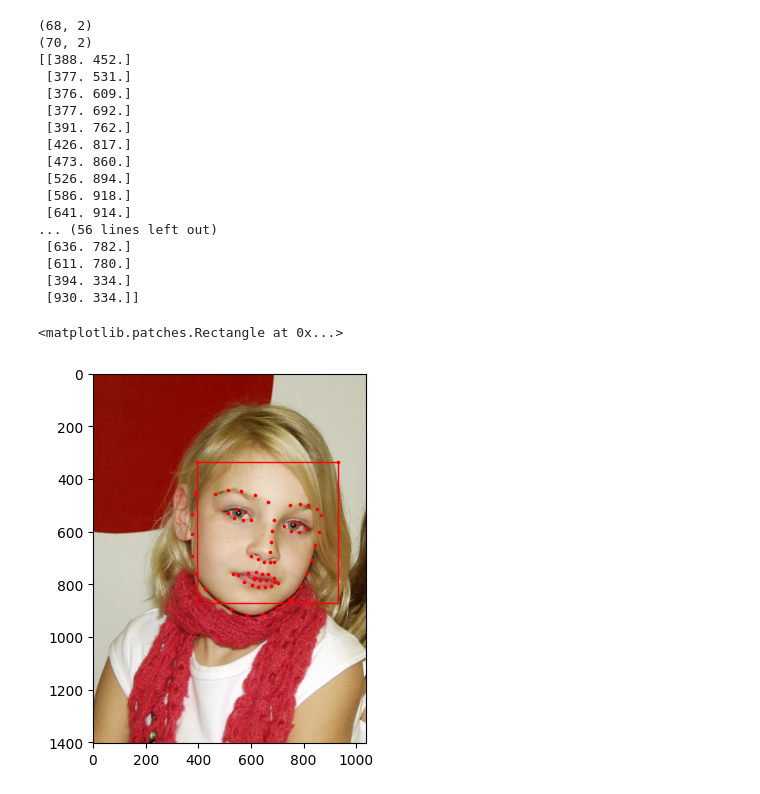
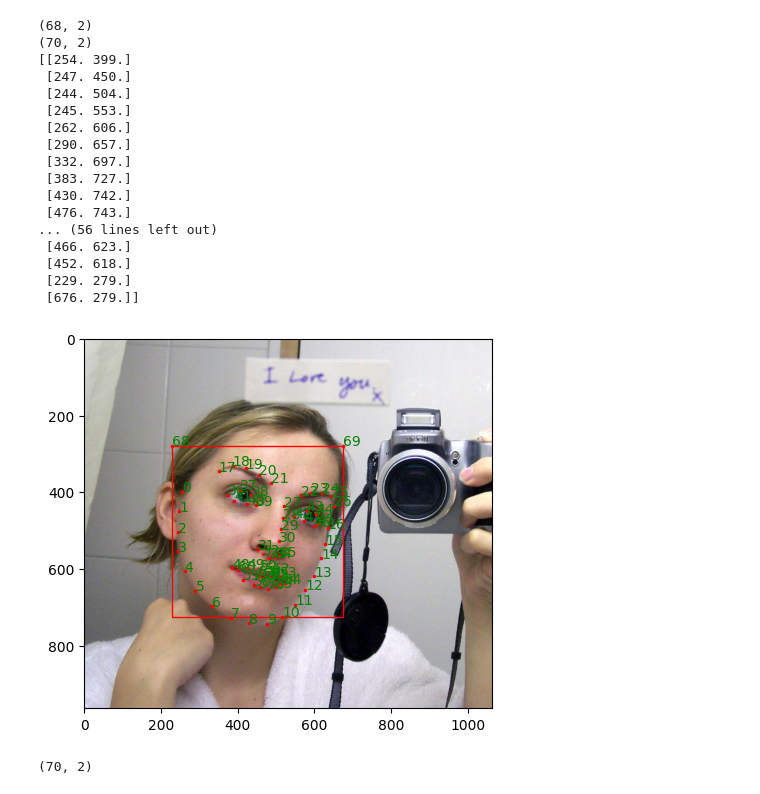
Before and after one commit to tiendzung/face_filter, a Jupyter notebook: notebooks/explore_app.ipynb, the cells around one changed output. Cells and saved outputs as stored; diff of their text form; code cells hidden in the pictures.

Commit message:
feat: add  3D face filter

```diff
--- a/notebooks/explore_app.ipynb
+++ b/notebooks/explore_app.ipynb
@@ -12,6 +14,8 @@ xml_path = os.path.join(datadir, 'labels_ibug_300W.xml')
 root = ET.parse(xml_path).getroot()
 images = root.find('images')
 # %%
-img_name = 'helen/testset/307494478_1.jpg'
+# img_name = 'ibug/image_003_1.jpg'
+# img_name = 'helen/testset/307494478_1.jpg'
+img_name = 'helen/testset/313914487_1.jpg'
 landmark = []
 bbox = []
@@ -31,34 +40,37 @@ for k, v in bbox.items():
 
 print(landmark.shape)
 landmark = np.append(landmark, [[bbox['left'], bbox['top']]], axis = 0)
-landmark = np.append(landmark, [[bbox['left'] + bbox['width'], bbox['top'] ]], axis = 0)
+landmark = np.append(landmark, [[bbox['left'] + bbox['width'], bbox['top']]], axis = 0)
+# landmark = np.append(landmark, [[bbox['left'] + bbox['width'], bbox['top'] + landmark[0][1] - landmark[68][1] ]], axis = 0)
 print(landmark.shape)
 print(landmark)
 # %% [output]
 (68, 2)
 (70, 2)
-[[388. 452.]
- [377. 531.]
- [376. 609.]
- [377. 692.]
- [391. 762.]
- [426. 817.]
- [473. 860.]
- [526. 894.]
- [586. 918.]
- [641. 914.]
+[[254. 399.]
+ [247. 450.]
+ [244. 504.]
+ [245. 553.]
+ [262. 606.]
+ [290. 657.]
+ [332. 697.]
+ [383. 727.]
+ [430. 742.]
+ [476. 743.]
 ... (56 lines left out)
- [636. 782.]
- [611. 780.]
- [394. 334.]
- [930. 334.]]
+ [466. 623.]
+ [452. 618.]
+ [229. 279.]
+ [676. 279.]]
 # %%
 img = cv2.imread(os.path.join(datadir, img_name))
+img = img.astype(np.float32)/255.
 img = cv2.cvtColor(img, cv2.COLOR_BGR2RGB)
 plt.imshow(img)
 plt.scatter(landmark[:, 0], landmark[:, 1], s=10, marker='.', c='r')
 rect = plt.Rectangle((bbox['left'], bbox['top']), bbox['width'], bbox['height'], fill=False, color='red')
 plt.gca().add_patch(rect)
+for i, (x, y) in enumerate(landmark):
+    plt.text(x, y, str(i), color='green')
 # %% [output]
-<matplotlib.patches.Rectangle at 0x...>
-[figure, old version]
+[figure, new version]
@@ -64,0 +90,9 @@ plt.gca().add_patch(rect)
+# %%
+points = load_filter_landmarks(filter_point_path[0])
+filter_points = np.empty((0, 2), float)
+for key in points:
+    filter_points = np.append(filter_points, [[points[key][0], points[key][1]]], axis = 0)
+
+print(filter_points.shape)
+# %% [output]
+(70, 2)
```
Also changed, not shown: parts of 17 cells of this notebook, 5 other files.
